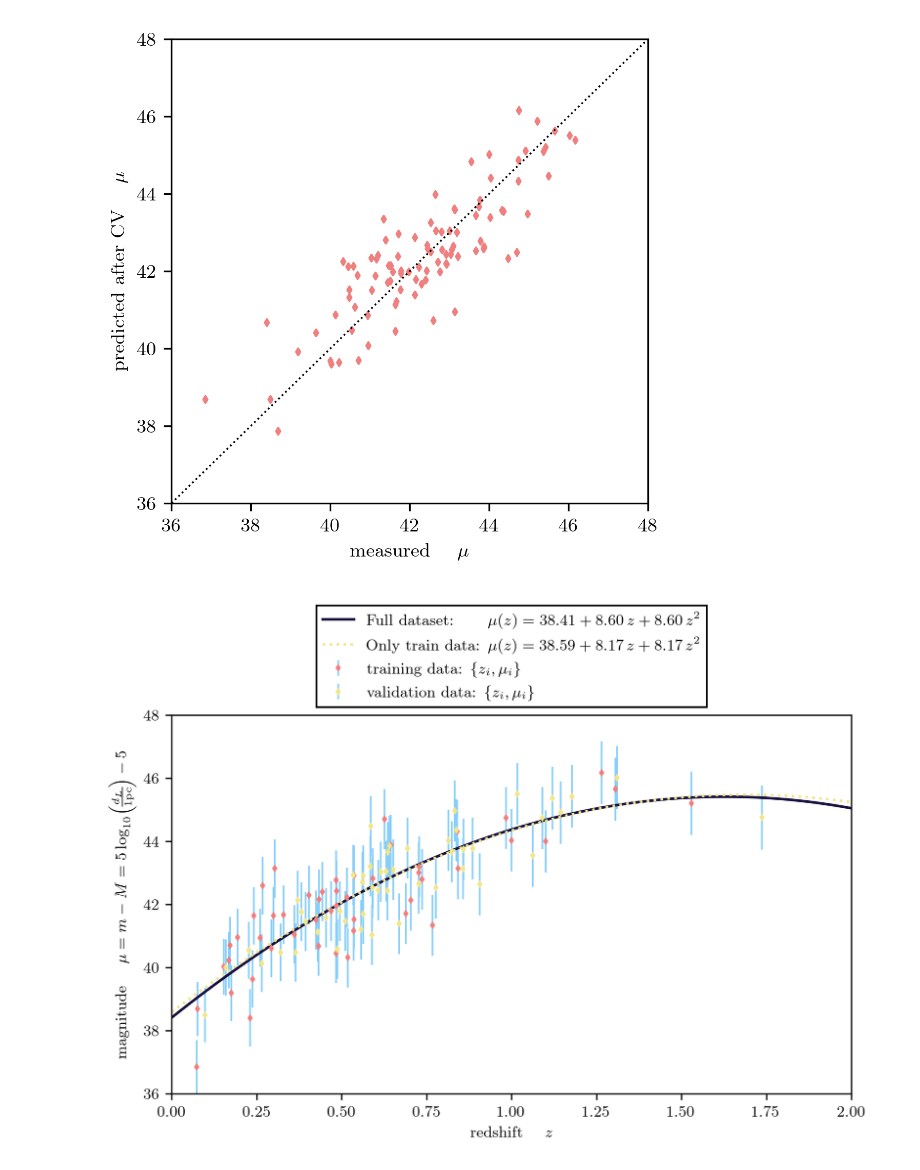
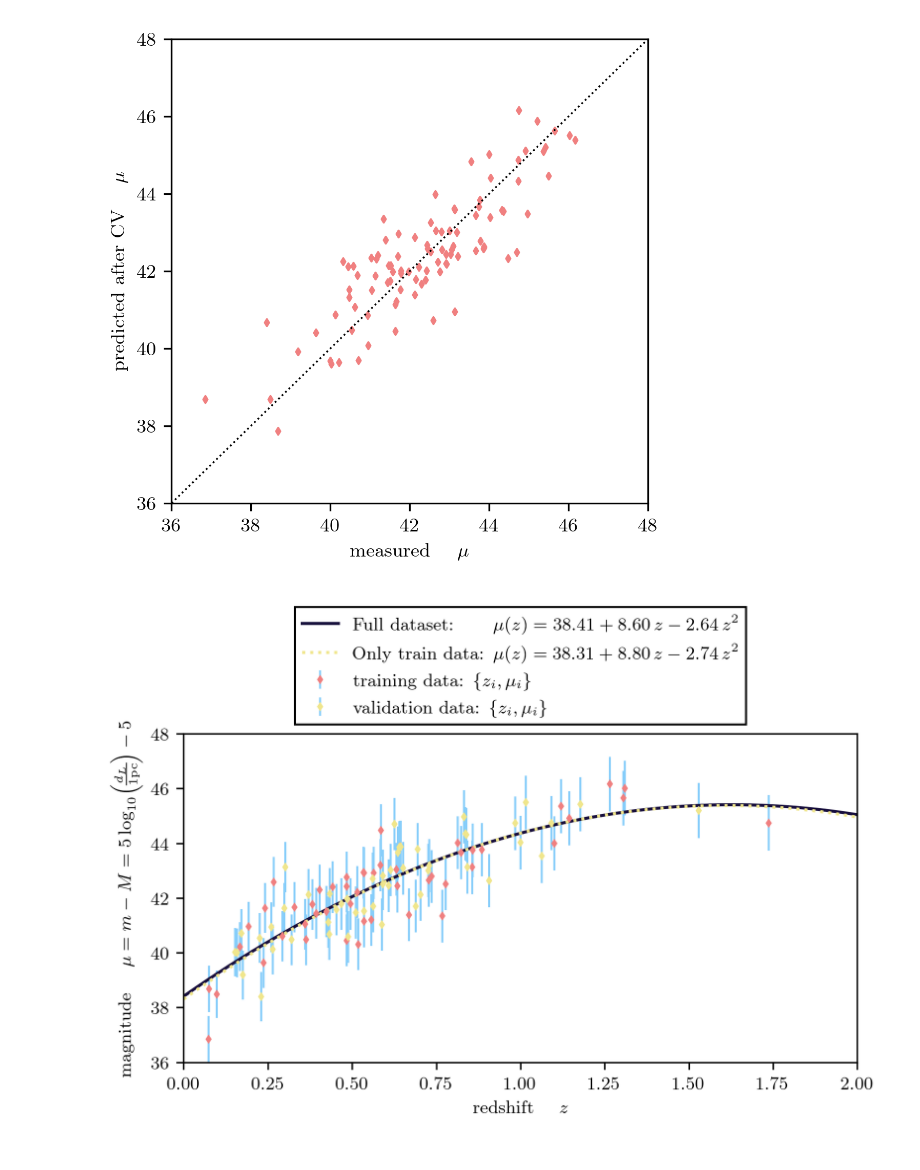
Before and after one commit to Andrea-Pierini/astrostatistics_bicocca_2022-1, a Jupyter notebook: working/L17.ipynb, the cells around one changed output. Saved outputs shown, nothing was run; the diff lists cells and outputs as text; code cells hidden in the pictures.

```diff
--- a/working/L17.ipynb
+++ b/working/L17.ipynb
@@ -122,10 +120,10 @@ for i in range(10):
     l0 += '+ {:.2f} \, z '.format(theta[i][1])
     for j in range(1,i+1):
         n = '{:d}'.format(j+1)
-        if theta[i][j]>0:
-            l0 += '+{:.2f}'.format(theta[i][j]) + '\, z^{' + n + '}'
+        if theta[i][j+1]>0:
+            l0 += '+{:.2f}'.format(theta[i][j+1]) + '\, z^{' + n + '}'
         else:
-            l0 += '{:.2f}'.format(theta[i][j]) + '\, z^{' + n + '}'
+            l0 += '{:.2f}'.format(theta[i][j+1]) + '\, z^{' + n + '}'
     l0 += '$'
     # print(l0)
     labels_nums.append(l0)
@@ -276,40 +278,40 @@ ax.errorbar(z_test, mu_test, dmu_test, color='khaki', marker='d', markersize=2,
 
 
 ax.set_xlabel(r"redshift $\quad z$")
 ax.set_ylabel(r"magnitude $\quad \mu = m - M = 5 \log_{10}\!\left(\!\frac{d_L}{\rm 1 pc}\!\right) - 5$")
 ax.set_xlim(0,2)
 ax.set_ylim(36,48)
 
 best_label = 'Full dataset: $\quad\;\;\;\!\mu(z) = {:.2f}'.format(best_theta[0])
 best_label += '+ {:.2f} \, z '.format(best_theta[1])
 for i in range(1,best_deg):
     n = '{:d}'.format(i+1)
-    if best_theta[i]>0:
-        best_label += '+{:.2f}'.format(best_theta[i]) + '\, z^{' + n + '}'
+    if best_theta[i+1]>0:
+        best_label += '+{:.2f}'.format(best_theta[i+1]) + '\, z^{' + n + '}'
     else:
-        best_label += '{:.2f}'.format(best_theta[i]) + '\, z^{' + n + '}'
+        best_label += '{:.2f}'.format(best_theta[i+1]) + '\, z^{' + n + '}'
 best_label += '$'
 ax.plot(z_grid, mu_grid_CV, color=color1ist[best_deg-1], label=best_label)   #, color='khaki', alpha=1-i/(12)
 
 best_label = 'Only train data: $\mu(z) = {:.2f}'.format(best_theta_tr[0])
 best_label += '+ {:.2f} \, z '.format(best_theta_tr[1])
 for i in range(1,best_deg):
     n = '{:d}'.format(i+1)
-    if best_theta_tr[i]>0:
-        best_label += '+{:.2f}'.format(best_theta_tr[i]) + '\, z^{' + n + '}'
+    if best_theta_tr[i+1]>0:
+        best_label += '+{:.2f}'.format(best_theta_tr[i+1]) + '\, z^{' + n + '}'
     else:
-        best_label += '{:.2f}'.format(best_theta_tr[i]) + '\, z^{' + n + '}'
+        best_label += '{:.2f}'.format(best_theta_tr[i+1]) + '\, z^{' + n + '}'
 best_label += '$'
 ax.plot(z_grid, mu_grid_tr, color='khaki', label=best_label, ls=':')   #, color='khaki', alpha=1-i/(12)
 
 # ax.scatter(z_sample, mu_pred_CV, c=color1ist[best_deg-1], marker='d', s=5)
 
 
 _ = ax.legend(frameon=True, framealpha=1, fancybox=False, edgecolor='black', loc='lower center',bbox_to_anchor=(0.5,1.0)) #,bbox_to_anchor=(0.75,0))
 
 #-------------------------------------------------------------------------
 # %% [output]
-[figure, old version]
+[figure, new version]
 # %%
 #-------------------------------------------------------------------------
 # Now do the Cross Validation 100 times to compute the best polynomial degree
```
Also changed, not shown: parts of 6 cells of this notebook, 4 other files.
